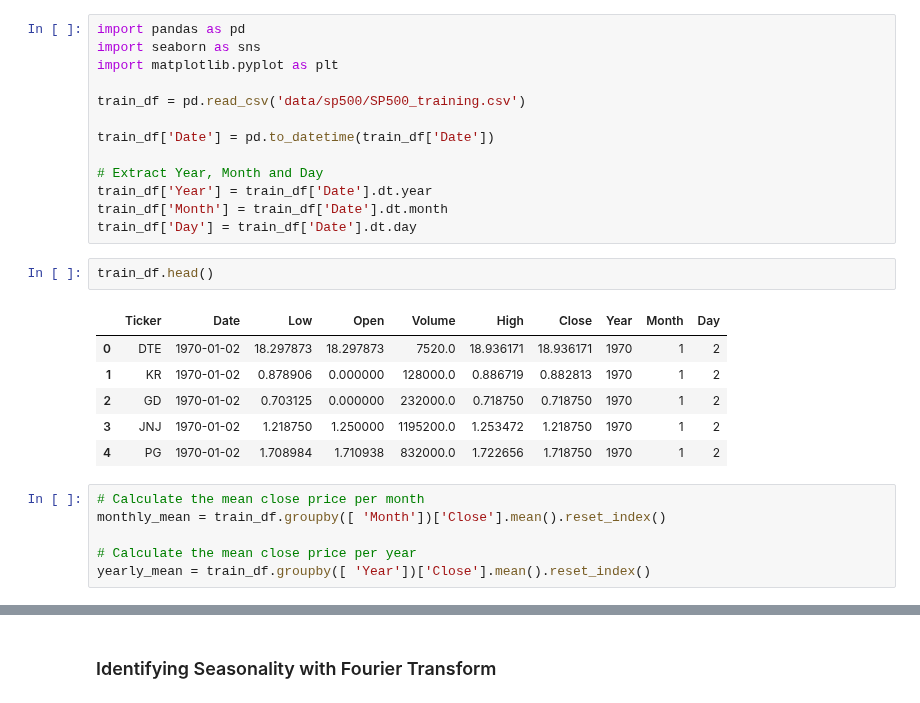
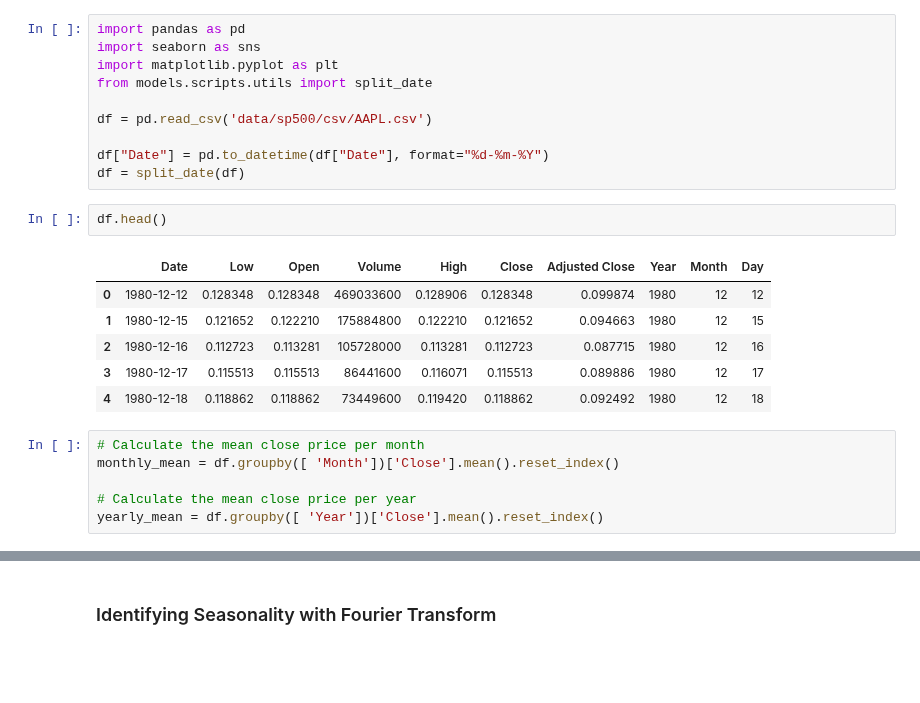
Before and after one commit to nicola-cecere/Stock_Market_TS_Prediction, a Jupyter notebook: featureEngineering.ipynb, the cells around one changed output, grey strips where cells are left out. Saved outputs shown, nothing was run; the diff lists cells and outputs as text; blank space fills up the shorter version.

```diff
--- a/featureEngineering.ipynb
+++ b/featureEngineering.ipynb
@@ -2,30 +2,27 @@
 import pandas as pd
 import seaborn as sns
 import matplotlib.pyplot as plt
+from models.scripts.utils import split_date
 
-train_df = pd.read_csv('data/sp500/SP500_training.csv')
+df = pd.read_csv('data/sp500/csv/AAPL.csv')
 
-train_df['Date'] = pd.to_datetime(train_df['Date'])
-
-# Extract Year, Month and Day
-train_df['Year'] = train_df['Date'].dt.year
-train_df['Month'] = train_df['Date'].dt.month
-train_df['Day'] = train_df['Date'].dt.day
+df["Date"] = pd.to_datetime(df["Date"], format="%d-%m-%Y")
+df = split_date(df)
 # %%
-train_df.head()
+df.head()
 # %% [output]
-|  | Ticker | Date | Low | Open | Volume | High | Close | Year | Month | Day |
-| 0 | DTE | 1970-01-02 | 18.297873 | 18.297873 | 7520.0 | 18.936171 | 18.936171 | 1970 | 1 | 2 |
-| 1 | KR | 1970-01-02 | 0.878906 | 0.000000 | 128000.0 | 0.886719 | 0.882813 | 1970 | 1 | 2 |
-| 2 | GD | 1970-01-02 | 0.703125 | 0.000000 | 232000.0 | 0.718750 | 0.718750 | 1970 | 1 | 2 |
-| 3 | JNJ | 1970-01-02 | 1.218750 | 1.250000 | 1195200.0 | 1.253472 | 1.218750 | 1970 | 1 | 2 |
-| 4 | PG | 1970-01-02 | 1.708984 | 1.710938 | 832000.0 | 1.722656 | 1.718750 | 1970 | 1 | 2 |
+|  | Date | Low | Open | Volume | High | Close | Adjusted Close | Year | Month | Day |
+| 0 | 1980-12-12 | 0.128348 | 0.128348 | 469033600 | 0.128906 | 0.128348 | 0.099874 | 1980 | 12 | 12 |
+| 1 | 1980-12-15 | 0.121652 | 0.122210 | 175884800 | 0.122210 | 0.121652 | 0.094663 | 1980 | 12 | 15 |
+| 2 | 1980-12-16 | 0.112723 | 0.113281 | 105728000 | 0.113281 | 0.112723 | 0.087715 | 1980 | 12 | 16 |
+| 3 | 1980-12-17 | 0.115513 | 0.115513 | 86441600 | 0.116071 | 0.115513 | 0.089886 | 1980 | 12 | 17 |
+| 4 | 1980-12-18 | 0.118862 | 0.118862 | 73449600 | 0.119420 | 0.118862 | 0.092492 | 1980 | 12 | 18 |
 # %%
 # Calculate the mean close price per month
-monthly_mean = train_df.groupby([ 'Month'])['Close'].mean().reset_index()
+monthly_mean = df.groupby([ 'Month'])['Close'].mean().reset_index()
 
 # Calculate the mean close price per year
-yearly_mean = train_df.groupby([ 'Year'])['Close'].mean().reset_index()
+yearly_mean = df.groupby([ 'Year'])['Close'].mean().reset_index()
 # %%
 monthly_mean
 # %% [output]
```
Also changed, not shown: parts of 29 cells of this notebook.
